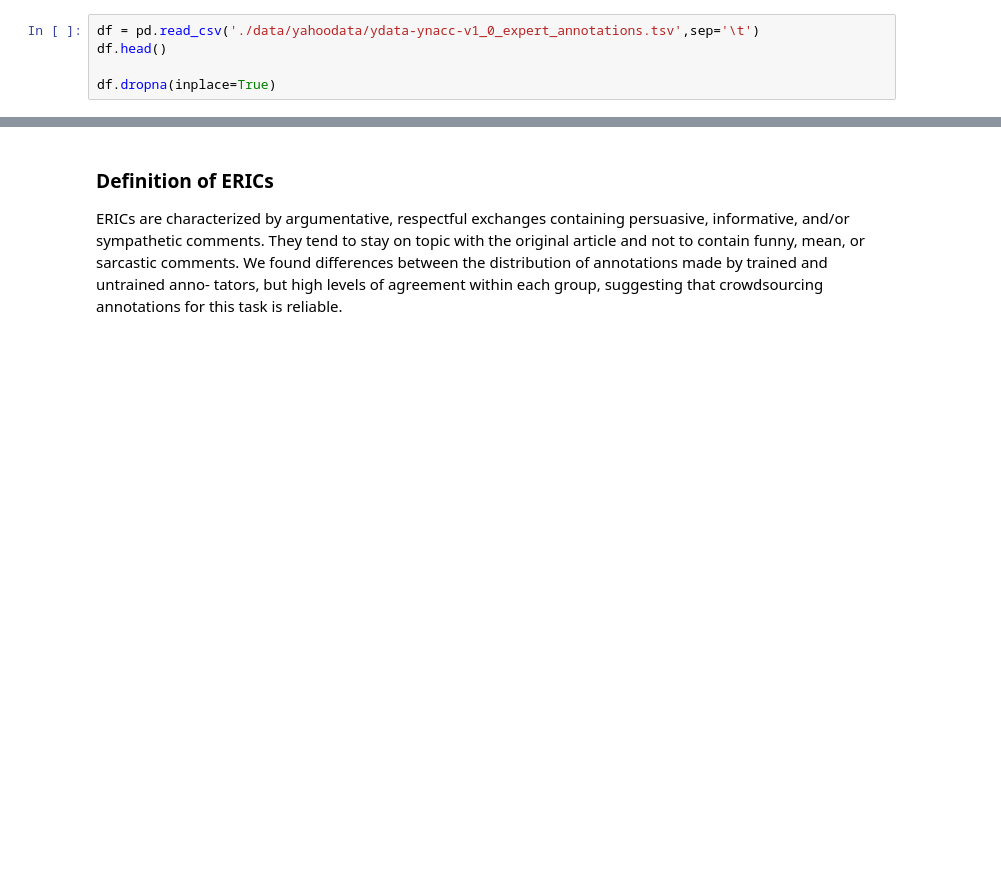
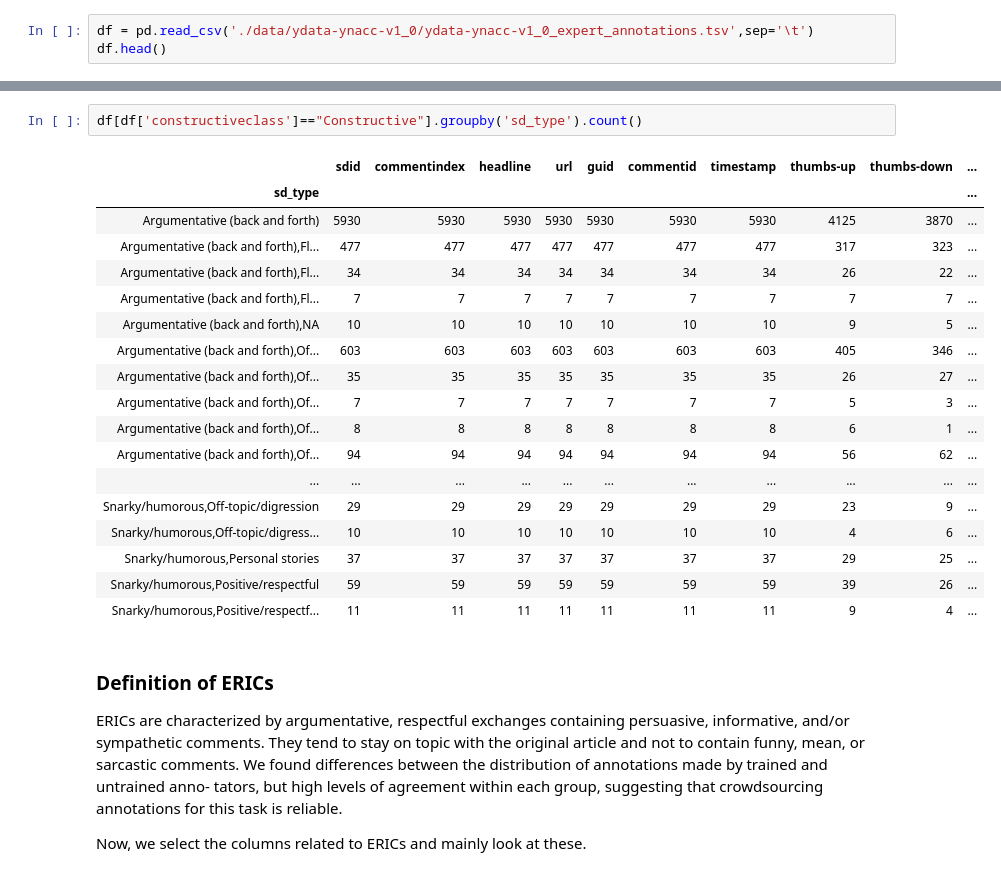
Before and after one commit to MagicShow1999/NLP-final-project, a Jupyter notebook: baseline-system.ipynb, the cells around one changed output, grey strips where cells are left out. Drawn from its saved outputs; the diff is of its cells as text; blank space fills up the shorter version.

Commit message:
modified code and comments

```diff
--- a/baseline-system.ipynb
+++ b/baseline-system.ipynb
@@ -13,8 +19,6 @@ import re
 # %%
-df = pd.read_csv('./data/yahoodata/ydata-ynacc-v1_0_expert_annotations.tsv',sep='\t')
+df = pd.read_csv('./data/ydata-ynacc-v1_0/ydata-ynacc-v1_0_expert_annotations.tsv',sep='\t')
 df.head()
-
-df.dropna(inplace=True)
 # %% [output]
 |  | sdid | commentindex | headline | url | guid | commentid | timestamp | thumbs-up | thumbs-down | ... |
 | 0 | 53971 | 2 | Disneyland Worker Found Dead in H... | http://www.cosmopolitan.com/lifes... | rjrPtwH5oVVuQnEXX3hf | 00003n000000000000000000000000-ed... | 1459917444 | NaN | NaN | ... |
@@ -22,6 +26,29 @@ df.dropna(inplace=True)
 | 2 | 53971 | 1 | Disneyland Worker Found Dead in H... | http://www.cosmopolitan.com/lifes... | uwQePj970KaMZuW3~9Q9 | 00002n000000000000000000000000-1c... | 1459881644 | NaN | NaN | ... |
 | 3 | 135929 | 0 | This Old Navy Ad Featuring an Int... | http://mic.com/articles/142323/th... | fixyWJivQjEQtPLLVXsu | 1462203719963-3eeffb02-faae-4b51-... | 1462203719 | 18.0 | 3.0 | ... |
 | 4 | 135929 | 1 | This Old Navy Ad Featuring an Int... | http://mic.com/articles/142323/th... | _TDnK715vO5y0OzZz_n4 | 00002I000000000000000000000000-7e... | 1462204643 | 7.0 | 2.0 | ... |
+# %%
+df[df['constructiveclass']=="Constructive"].groupby('sd_type').count()
+# %% [output]
+|  | sdid | commentindex | headline | url | guid | commentid | timestamp | thumbs-up | thumbs-down | ... |
+| sd_type |  |  |  |  |  |  |  |  |  | ... |
+| Argumentative (back and forth) | 5930 | 5930 | 5930 | 5930 | 5930 | 5930 | 5930 | 4125 | 3870 | ... |
+| Argumentative (back and forth),Fl... | 477 | 477 | 477 | 477 | 477 | 477 | 477 | 317 | 323 | ... |
+| Argumentative (back and forth),Fl... | 34 | 34 | 34 | 34 | 34 | 34 | 34 | 26 | 22 | ... |
+| Argumentative (back and forth),Fl... | 7 | 7 | 7 | 7 | 7 | 7 | 7 | 7 | 7 | ... |
+| Argumentative (back and forth),NA | 10 | 10 | 10 | 10 | 10 | 10 | 10 | 9 | 5 | ... |
+| Argumentative (back and forth),Of... | 603 | 603 | 603 | 603 | 603 | 603 | 603 | 405 | 346 | ... |
+| Argumentative (back and forth),Of... | 35 | 35 | 35 | 35 | 35 | 35 | 35 | 26 | 27 | ... |
+| Argumentative (back and forth),Of... | 7 | 7 | 7 | 7 | 7 | 7 | 7 | 5 | 3 | ... |
+| Argumentative (back and forth),Of... | 8 | 8 | 8 | 8 | 8 | 8 | 8 | 6 | 1 | ... |
+| Argumentative (back and forth),Of... | 94 | 94 | 94 | 94 | 94 | 94 | 94 | 56 | 62 | ... |
+| ... | ... | ... | ... | ... | ... | ... | ... | ... | ... | ... |
+| Snarky/humorous,Off-topic/digression | 29 | 29 | 29 | 29 | 29 | 29 | 29 | 23 | 9 | ... |
+| Snarky/humorous,Off-topic/digress... | 10 | 10 | 10 | 10 | 10 | 10 | 10 | 4 | 6 | ... |
+| Snarky/humorous,Personal stories | 37 | 37 | 37 | 37 | 37 | 37 | 37 | 29 | 25 | ... |
+| Snarky/humorous,Positive/respectful | 59 | 59 | 59 | 59 | 59 | 59 | 59 | 39 | 26 | ... |
+| Snarky/humorous,Positive/respectf... | 11 | 11 | 11 | 11 | 11 | 11 | 11 | 9 | 4 | ... |
 # %% [markdown]
 ### Definition of ERICs
 ERICs are characterized by argumentative, respectful exchanges containing persuasive, informative, and/or sympathetic comments. They tend to stay on topic with the original article and not to contain funny, mean, or sarcastic comments. We found differences between the distribution of annotations made by trained and untrained anno- tators, but high levels of agreement within each group, suggesting that crowdsourcing annotations for this task is reliable.
+
+Now, we select the columns related to ERICs and mainly look at these.
```
Also changed, not shown: parts of 16 cells of this notebook, 1 other file.
